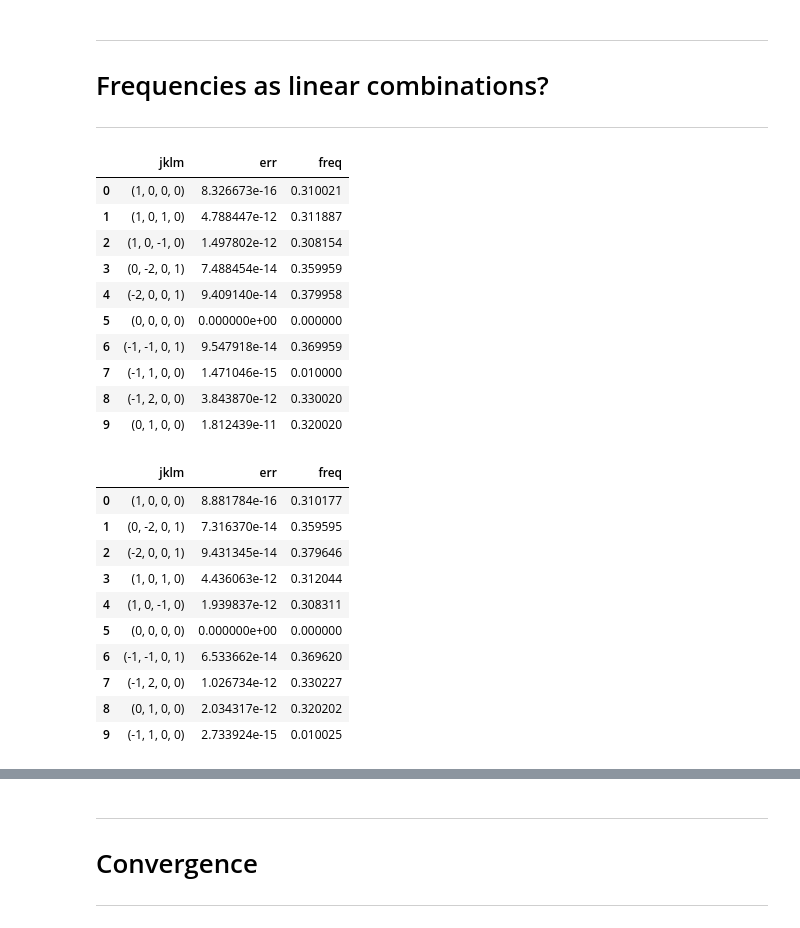
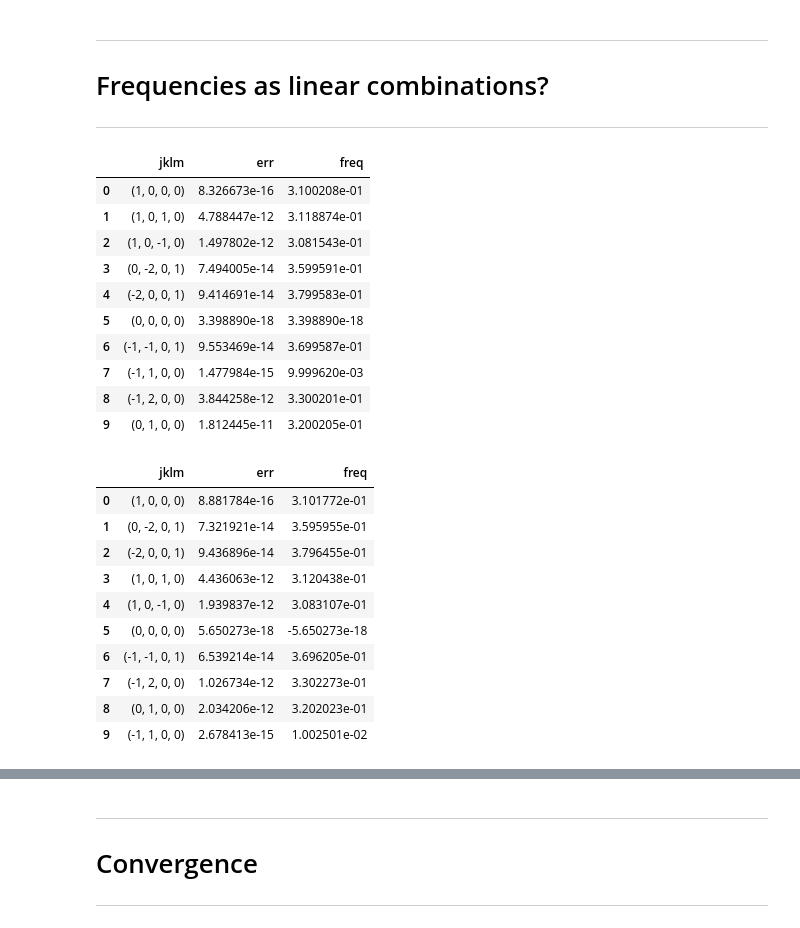
Before and after one commit to xsuite/sussix, a Jupyter notebook: examples/LHC_tracking.ipynb, the cells around one changed output, grey strips where cells are left out. Saved outputs shown, nothing was run; the diff lists cells and outputs as text; code cells hidden in the pictures.

```diff
--- a/examples/LHC_tracking.ipynb
+++ b/examples/LHC_tracking.ipynb
@@ -192,0 +267,3 @@ plt.ylim(-6,6)
+# %%
+spectrum_x = sussix.harmonics(part['x'],num_harmonics = n_harm,window_order=2,to_pandas=False)
+spectrum_x[0][0],spectrum_x[0][1],spectrum_x[1][0]
@@ -196,8 +509,8 @@ particles = particles_on_p
 plt.figure(figsize=(12,6))
 plt.suptitle(f'Comparison, turns [0:{nturns}]')
 for part in particles:
-    spectrum = sussix.get_spectrum(part['x'],number_of_harmonics = n_harm,Hann_order=2)
-    x_r, _   = sussix.analysis.generate_signal(spectrum.amplitude,spectrum.frequency,np.arange(len(part['x'])))
+    spectrum = sussix.harmonics(part['x'],num_harmonics = n_harm,window_order=2,to_pandas=True)
+    x_r, _   = sussix.generate_signal(spectrum.amplitude,spectrum.frequency,np.arange(len(part['x'])))
 
     plt.plot(np.arange(0,nturns),part['x'][:nturns] ,'.',ms=8,color='k'  ,alpha=0.5)
     plt.plot(np.arange(0,nturns),x_r[:nturns]             ,'+',ms=8,color='C3' ,alpha=0.5)
@@ -212,8 +525,8 @@ plt.ylabel(rf'$\tilde x/\sqrt{{\varepsilon_x}}$')
 plt.figure(figsize=(12,6))
 plt.suptitle(f'Comparison, turns [-{nturns}:end]')
 for part in particles:
-    spectrum = sussix.get_spectrum(part['x'],number_of_harmonics = n_harm,Hann_order=2)
-    x_r, _   = sussix.analysis.generate_signal(spectrum.amplitude,spectrum.frequency,np.arange(len(part['x'])))
+    spectrum = sussix.harmonics(part['x'],num_harmonics = n_harm,window_order=2,to_pandas=True)
+    x_r, _   = sussix.generate_signal(spectrum.amplitude,spectrum.frequency,np.arange(len(part['x'])))
 
     plt.plot(np.arange(int(1e4-nturns),int(1e4)),part['x'][-nturns:] ,'.',ms=8,color='k'  ,alpha=0.5)
     plt.plot(np.arange(int(1e4-nturns),int(1e4)),x_r[-nturns:]             ,'+',ms=8,color='C3' ,alpha=0.5)
@@ -236,10 +549,10 @@ particles = particles_on_p
 for part,sigma in zip(particles,[1,3,5]):
     plt.figure(figsize=(12,6))
     plt.suptitle(f'Spectrum, Particle @ {sigma} $\sigma$')
-    spectrum_x    = sussix.get_spectrum(part['x']           ,number_of_harmonics = n_harm,Hann_order=2)
-    spectrum_x_px = sussix.get_spectrum(part['x'],part['px'],number_of_harmonics = n_harm,Hann_order=2)
+    spectrum_x    = sussix.harmonics(part['x'],             num_harmonics = n_harm,window_order=2,to_pandas=True)
+    spectrum_x_px = sussix.harmonics(part['x'],part['px'],  num_harmonics = n_harm,window_order=2,to_pandas=True)
 
-    fundamental_tunes = [sussix.get_tune(part[f'{plane}'],part[f'p{plane}'],Hann_order=2) for plane in ['x','y','zeta']]
+    fundamental_tunes = [sussix.tune(part[f'{plane}'],part[f'p{plane}'],window_order=2) for plane in ['x','y','zeta']]
 
     plt.plot( np.abs(part['dfx'].frequency[:n_harm]),np.abs(part['dfx'].amplitude[:n_harm]),'o',ms=10,mfc='none',   color='black' ,alpha=0.9,label='Original')
     plt.plot( np.abs(spectrum_x_px.frequency),np.abs(spectrum_x_px.amplitude),'o',mfc='none',   color='C4' ,alpha=0.9,label='x-px')
@@ -265,10 +578,10 @@ particles = particles_off_p
 for part,sigma in zip(particles,[1,3,5]):
     plt.figure(figsize=(12,6))
     plt.suptitle(f'Spectrum, Particle @ {sigma} $\sigma$')
-    spectrum_x    = sussix.get_spectrum(part['x']           ,number_of_harmonics = n_harm,Hann_order=2)
-    spectrum_x_px = sussix.get_spectrum(part['x'],part['px'],number_of_harmonics = n_harm,Hann_order=2)
+    spectrum_x    = sussix.harmonics(part['x'],             num_harmonics = n_harm,window_order=2,to_pandas=True)
+    spectrum_x_px = sussix.harmonics(part['x'],part['px'],  num_harmonics = n_harm,window_order=2,to_pandas=True)
 
-    fundamental_tunes = [sussix.get_tune(part[f'{plane}'],part[f'p{plane}'],Hann_order=2) for plane in ['x','y','zeta']]
+    fundamental_tunes = [sussix.tune(part[f'{plane}'],part[f'p{plane}'],window_order=2) for plane in ['x','y','zeta']]
 
     plt.plot( np.abs(part['dfx'].frequency[:n_harm]),np.abs(part['dfx'].amplitude[:n_harm]),'o',ms=10,mfc='none',   color='black' ,alpha=0.9,label='Original')
     plt.plot( np.abs(spectrum_x_px.frequency),np.abs(spectrum_x_px.amplitude),'o',mfc='none',   color='C4' ,alpha=0.9,label='x-px')
@@ -296,32 +609,32 @@ for part,sigma in zip(particles,[1,3,5]):
 # %%
 particles = particles_on_p
 
 for part in particles:
-    fundamental_tunes = [sussix.get_tune(part[f'{plane}'],part[f'p{plane}'],Hann_order=2) for plane in ['x','y','zeta']]
-    spectrum_x        = sussix.get_spectrum(part['x']           ,number_of_harmonics = n_harm,Hann_order=2)
-    combination_jklm  = sussix.find_linear_combinations(spectrum_x.frequency,fundamental_tunes = fundamental_tunes,max_jklm = 10)
+    fundamental_tunes = [sussix.tune(part[f'{plane}'],part[f'p{plane}'],window_order=2) for plane in ['x','y','zeta']]
+    spectrum_x        = sussix.harmonics(part['x'],             num_harmonics = n_harm,window_order=2,to_pandas=True)
+    combination_jklm  = sussix.find_linear_combinations(spectrum_x.frequency,fundamental_tunes = fundamental_tunes,max_jklm = 10,to_pandas=True)
     display(combination_jklm)
 # %% [output]
 |  | jklm | err | freq |
-| 0 | (1, 0, 0, 0) | 8.326673e-16 | 0.310021 |
-| 1 | (1, 0, 1, 0) | 4.788447e-12 | 0.311887 |
-| 2 | (1, 0, -1, 0) | 1.497802e-12 | 0.308154 |
-| 3 | (0, -2, 0, 1) | 7.488454e-14 | 0.359959 |
-| 4 | (-2, 0, 0, 1) | 9.409140e-14 | 0.379958 |
-| 5 | (0, 0, 0, 0) | 0.000000e+00 | 0.000000 |
-| 6 | (-1, -1, 0, 1) | 9.547918e-14 | 0.369959 |
-| 7 | (-1, 1, 0, 0) | 1.471046e-15 | 0.010000 |
-| 8 | (-1, 2, 0, 0) | 3.843870e-12 | 0.330020 |
-| 9 | (0, 1, 0, 0) | 1.812439e-11 | 0.320020 |
+| 0 | (1, 0, 0, 0) | 8.326673e-16 | 3.100208e-01 |
+| 1 | (1, 0, 1, 0) | 4.788447e-12 | 3.118874e-01 |
+| 2 | (1, 0, -1, 0) | 1.497802e-12 | 3.081543e-01 |
+| 3 | (0, -2, 0, 1) | 7.494005e-14 | 3.599591e-01 |
+| 4 | (-2, 0, 0, 1) | 9.414691e-14 | 3.799583e-01 |
+| 5 | (0, 0, 0, 0) | 3.398890e-18 | 3.398890e-18 |
+| 6 | (-1, -1, 0, 1) | 9.553469e-14 | 3.699587e-01 |
+| 7 | (-1, 1, 0, 0) | 1.477984e-15 | 9.999620e-03 |
+| 8 | (-1, 2, 0, 0) | 3.844258e-12 | 3.300201e-01 |
+| 9 | (0, 1, 0, 0) | 1.812445e-11 | 3.200205e-01 |
 |  | jklm | err | freq |
-| 0 | (1, 0, 0, 0) | 8.881784e-16 | 0.310177 |
-| 1 | (0, -2, 0, 1) | 7.316370e-14 | 0.359595 |
-| 2 | (-2, 0, 0, 1) | 9.431345e-14 | 0.379646 |
-| 3 | (1, 0, 1, 0) | 4.436063e-12 | 0.312044 |
-| 4 | (1, 0, -1, 0) | 1.939837e-12 | 0.308311 |
-| 5 | (0, 0, 0, 0) | 0.000000e+00 | 0.000000 |
-| 6 | (-1, -1, 0, 1) | 6.533662e-14 | 0.369620 |
-| 7 | (-1, 2, 0, 0) | 1.026734e-12 | 0.330227 |
-| 8 | (0, 1, 0, 0) | 2.034317e-12 | 0.320202 |
-| 9 | (-1, 1, 0, 0) | 2.733924e-15 | 0.010025 |
+| 0 | (1, 0, 0, 0) | 8.881784e-16 | 3.101772e-01 |
+| 1 | (0, -2, 0, 1) | 7.321921e-14 | 3.595955e-01 |
+| 2 | (-2, 0, 0, 1) | 9.436896e-14 | 3.796455e-01 |
+| 3 | (1, 0, 1, 0) | 4.436063e-12 | 3.120438e-01 |
+| 4 | (1, 0, -1, 0) | 1.939837e-12 | 3.083107e-01 |
+| 5 | (0, 0, 0, 0) | 5.650273e-18 | -5.650273e-18 |
+| 6 | (-1, -1, 0, 1) | 6.539214e-14 | 3.696205e-01 |
+| 7 | (-1, 2, 0, 0) | 1.026734e-12 | 3.302273e-01 |
+| 8 | (0, 1, 0, 0) | 2.034206e-12 | 3.202023e-01 |
+| 9 | (-1, 1, 0, 0) | 2.678413e-15 | 1.002501e-02 |
 |  | jklm | err | freq |
```
Also changed, not shown: parts of 52 cells of this notebook, 11 other files.
